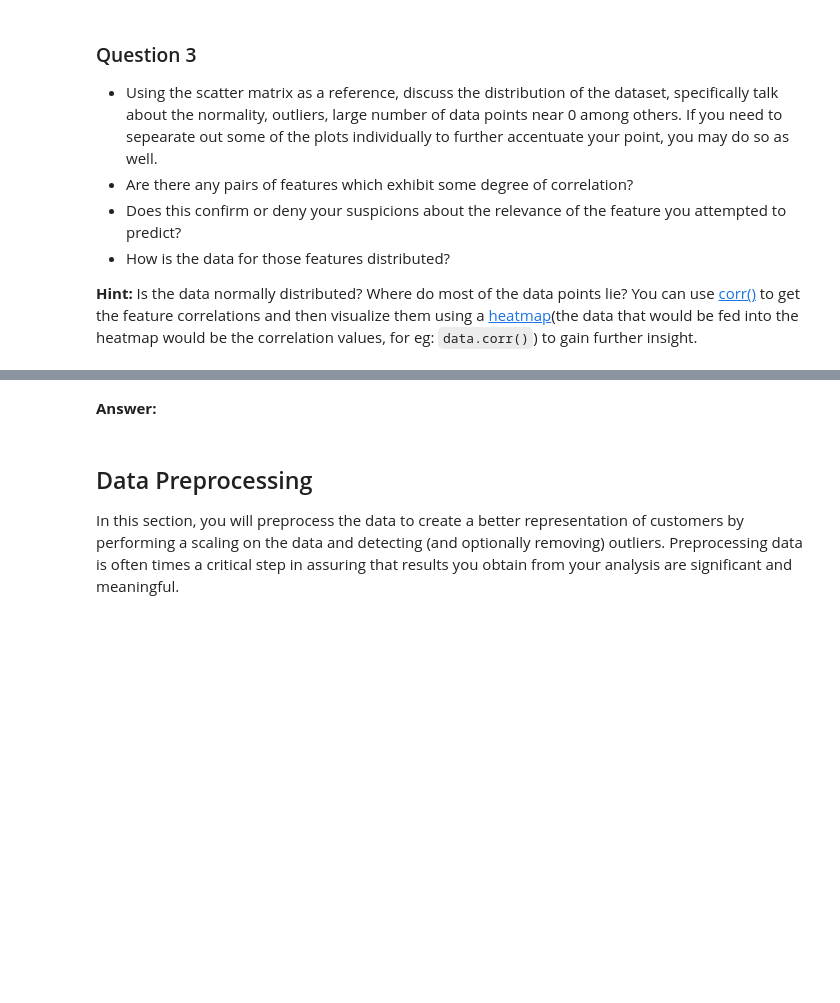
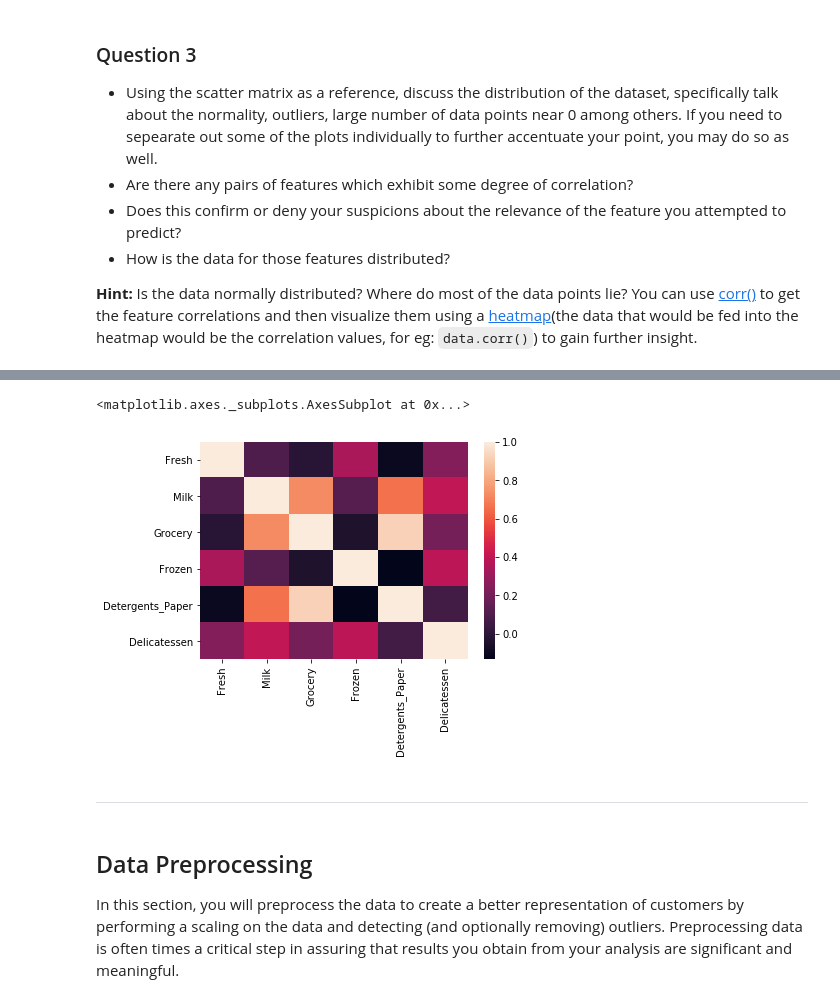
Before and after one commit to edvalente/ml-nanodegree, a Jupyter notebook: customer_segments/customer_segments.ipynb, the cells around one changed output, grey strips where cells are left out. Saved outputs shown, nothing was run; the diff lists cells and outputs as text; code cells hidden in the pictures; blank space fills up the shorter version.

Commit message:
Answers Question 3

```diff
--- a/customer_segments/customer_segments.ipynb
+++ b/customer_segments/customer_segments.ipynb
@@ -165,5 +174,11 @@ pd.plotting.scatter_matrix(data, alpha = 0.3, figsize = (14,8), diagonal = 'kde'
+# %%
+import seaborn as sns
+sns.heatmap(data.corr())
+# %% [output]
+<matplotlib.axes._subplots.AxesSubplot at 0x...>
+[figure, added]
 # %% [markdown]
-**Answer:**
+---
 # %% [markdown]
 ## Data Preprocessing
 In this section, you will preprocess the data to create a better representation of customers by performing a scaling on the data and detecting (and optionally removing) outliers. Preprocessing data is often times a critical step in assuring that results you obtain from your analysis are significant and meaningful.
```
Also changed, not shown: parts of 1 cell of this notebook.
